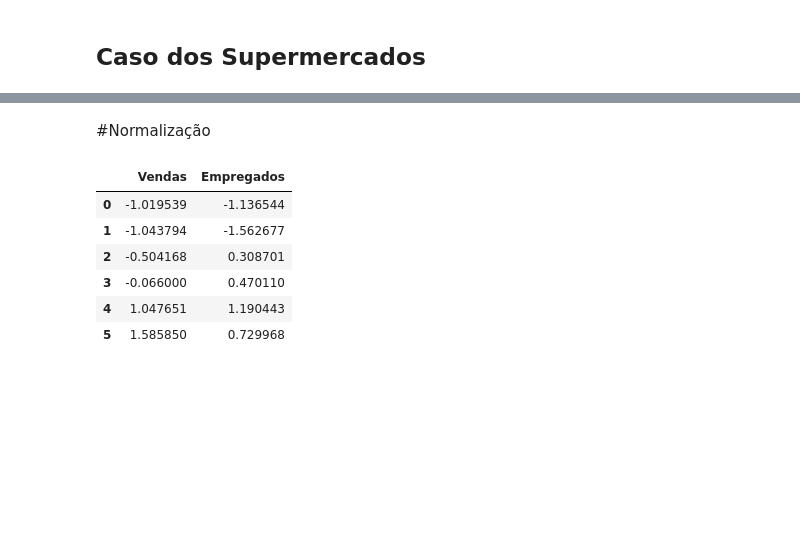
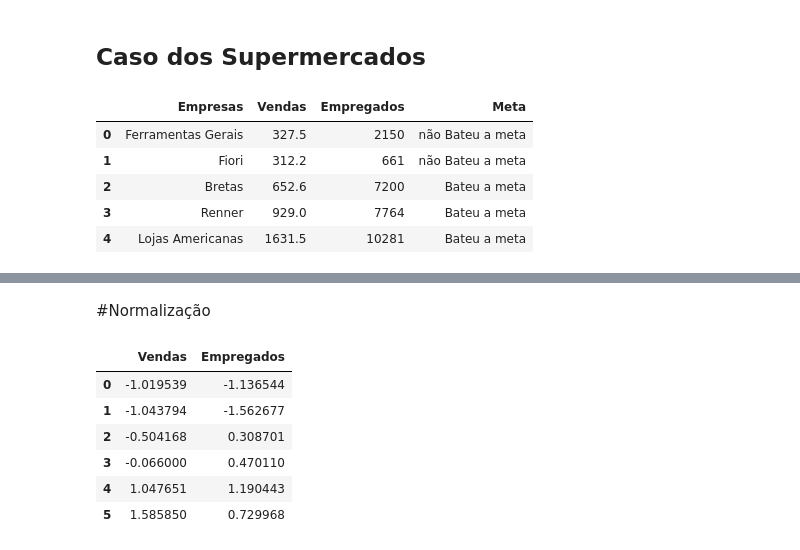
Before and after one commit to daniel-usp/FIA, a Jupyter notebook: Clusters/K_Means_FIA.ipynb, the cells around one changed output, grey strips where cells are left out. Saved outputs shown, nothing was run; the diff lists cells and outputs as text; code cells hidden in the pictures; blank space fills up the shorter version.

```diff
--- a/Clusters/K_Means_FIA.ipynb
+++ b/Clusters/K_Means_FIA.ipynb
@@ -2,6 +2,32 @@
 <a href="https://colab.research.google.com/github/daniel-usp/FIA/blob/main/Clusters/K_Means_FIA.ipynb" target="_parent"><img src="https://colab.research.google.com/assets/colab-badge.svg" alt="Open In Colab"/></a>
 # %% [markdown]
 ## Caso dos Supermercados
+# %%
+#Ler o banco de dados
+import pandas as pd
+import matplotlib.pyplot as plt
+
+fonte = 'https://raw.githubusercontent.com/daniel-usp/LIT/master/Supermercados.csv'
+tabela = pd.read_csv(fonte)
+
+
+filtro = (tabela['Vendas'] > 500) & (tabela['Empregados'] >= 1000)
+
+tabela[filtro]
+
+
+# Adding a new column based on the condition
+tabela['Meta'] = ['Bateu a meta' if vendas >= 500 else 'não Bateu a meta' for vendas in tabela['Vendas']]
+
+# Displaying the first few rows of the updated table for verification
+tabela.head()
+# %% [output]
+|  | Empresas | Vendas | Empregados | Meta |
+| 0 | Ferramentas Gerais | 327.5 | 2150 | não Bateu a meta |
+| 1 | Fiori | 312.2 | 661 | não Bateu a meta |
+| 2 | Bretas | 652.6 | 7200 | Bateu a meta |
+| 3 | Renner | 929.0 | 7764 | Bateu a meta |
+| 4 | Lojas Americanas | 1631.5 | 10281 | Bateu a meta |
 # %%
 #Ler o banco de dados
 import pandas as pd
```
Also changed, not shown: parts of 4 cells of this notebook.
